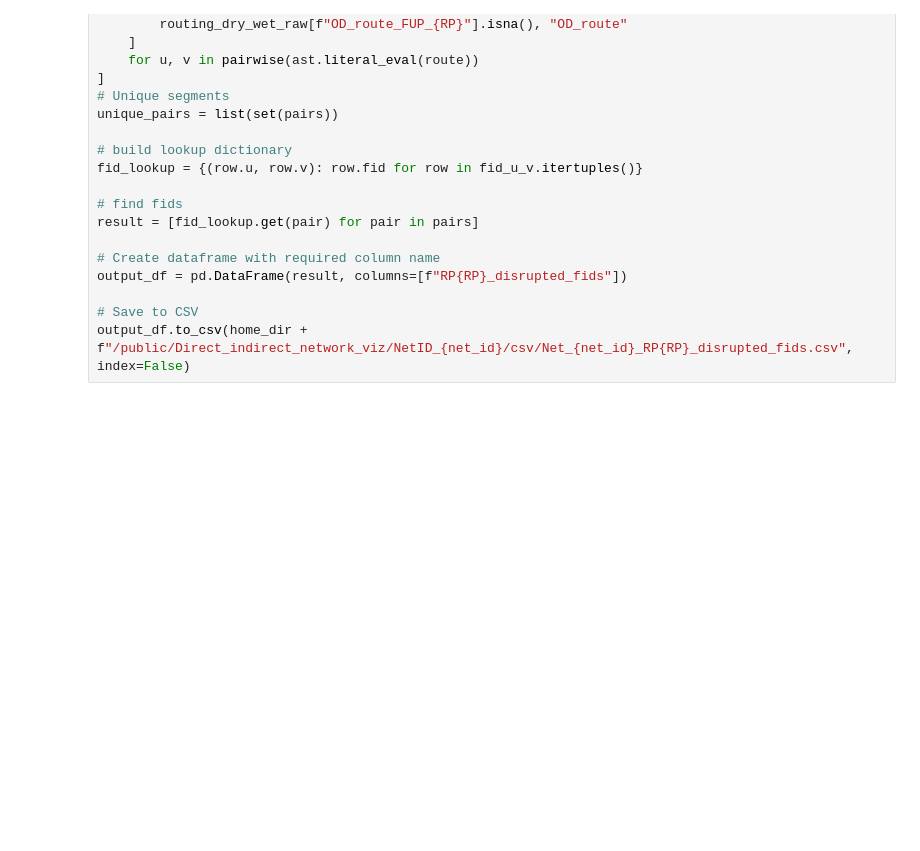
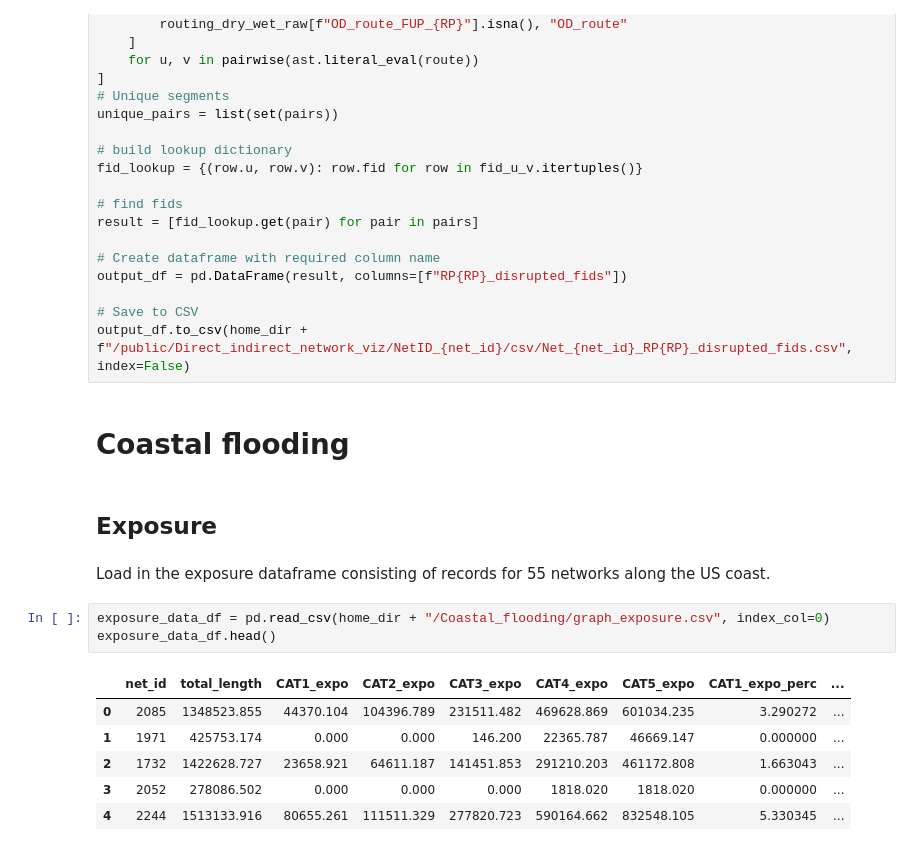
Before and after one commit to jesuslovesyiyi/Global-road-network-resilience, a Jupyter notebook: analysis/04_Visualization.ipynb, the cells around one changed output. Drawn from its saved outputs; the diff is of its cells as text; blank space fills up the shorter version.

```diff
--- a/analysis/04_Visualization.ipynb
+++ b/analysis/04_Visualization.ipynb
@@ -468,3 +471,19 @@ output_df = pd.DataFrame(result, columns=[f"RP{RP}_disrupted_fids"])
 
 # Save to CSV
 output_df.to_csv(home_dir + f"/public/Direct_indirect_network_viz/NetID_{net_id}/csv/Net_{net_id}_RP{RP}_disrupted_fids.csv", index=False)
+# %% [markdown]
+# Coastal flooding
+# %% [markdown]
+## Exposure
+# %% [markdown]
+Load in the exposure dataframe consisting of records for 55 networks along the US coast.
+# %%
+exposure_data_df = pd.read_csv(home_dir + "/Coastal_flooding/graph_exposure.csv", index_col=0)
+exposure_data_df.head()
+# %% [output]
+|  | net_id | total_length | CAT1_expo | CAT2_expo | CAT3_expo | CAT4_expo | CAT5_expo | CAT1_expo_perc | ... |
+| 0 | 2085 | 1348523.855 | 44370.104 | 104396.789 | 231511.482 | 469628.869 | 601034.235 | 3.290272 | ... |
+| 1 | 1971 | 425753.174 | 0.000 | 0.000 | 146.200 | 22365.787 | 46669.147 | 0.000000 | ... |
+| 2 | 1732 | 1422628.727 | 23658.921 | 64611.187 | 141451.853 | 291210.203 | 461172.808 | 1.663043 | ... |
+| 3 | 2052 | 278086.502 | 0.000 | 0.000 | 0.000 | 1818.020 | 1818.020 | 0.000000 | ... |
+| 4 | 2244 | 1513133.916 | 80655.261 | 111511.329 | 277820.723 | 590164.662 | 832548.105 | 5.330345 | ... |
```
Also changed, not shown: parts of 6 cells of this notebook, 1 other file.
